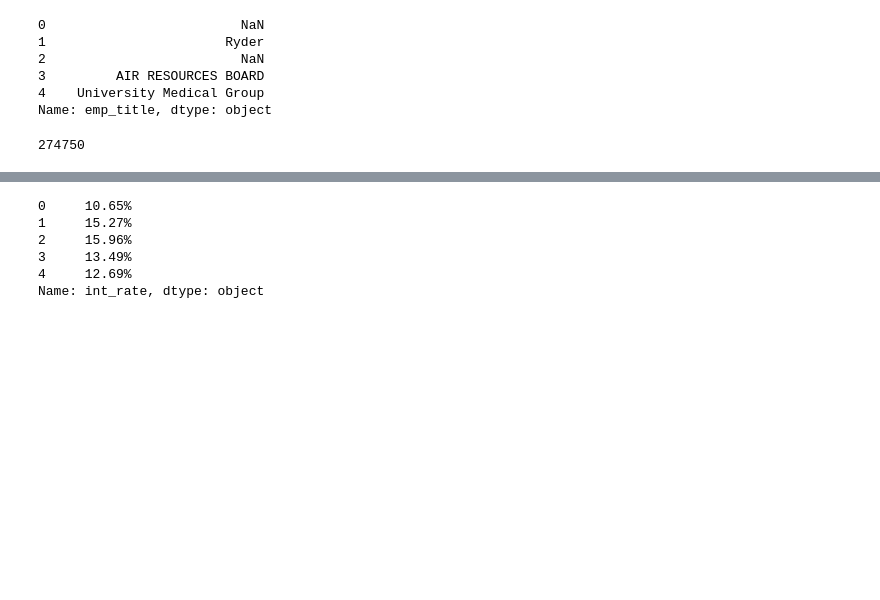
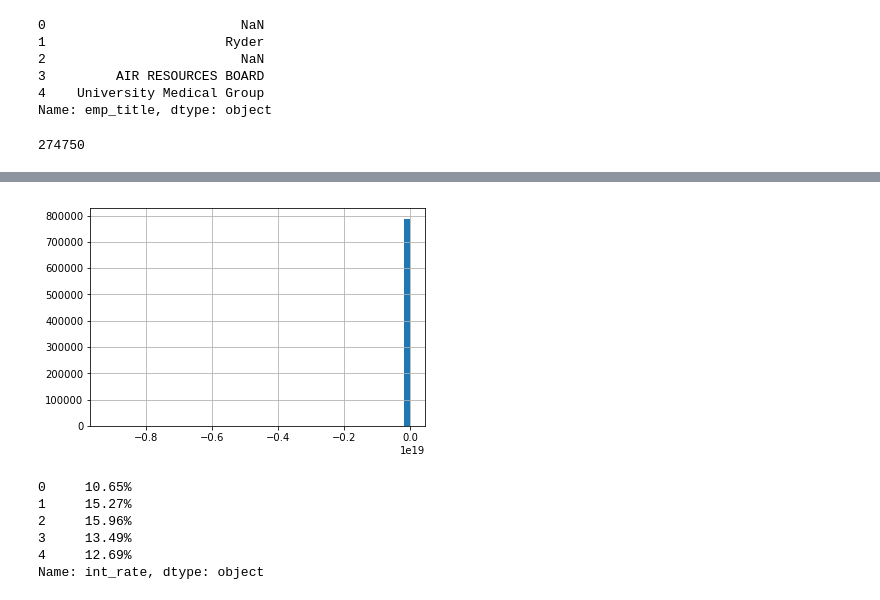
Before and after one commit to mariafabiano/lending-club, a Jupyter notebook: data_cleaning.ipynb, the cells around one changed output, grey strips where cells are left out. Saved outputs shown, nothing was run; the diff lists cells and outputs as text; code cells hidden in the pictures; blank space fills up the shorter version.

```diff
--- a/data_cleaning.ipynb
+++ b/data_cleaning.ipynb
@@ -413,0 +363,3 @@ len(df.columns)
+# %%
+# drop issue_d and last_pymnt_d, since new applicants won't have these features
+df.drop(['issue_d','last_pymnt_d'], axis=1, inplace=True)
@@ -458,3 +412,3 @@ Name: last_pymnt_d, dtype: object
 # %%
-df['last_pymnt_d'] = pd.to_datetime(df['last_pymnt_d'])
-df['last_pymnt_d'].head()
+df['last_credit_pull_d'] = pd.to_datetime(df['last_credit_pull_d'])
+df['earliest_cr_line'] = pd.to_datetime(df['earliest_cr_line'])
@@ -478,3 +414,0 @@ Name: last_credit_pull_d, dtype: datetime64[ns]
-# %%
-df['issue_d'] = pd.to_datetime(df['issue_d'])
-df['issue_d'].head()
@@ -487,0 +415,3 @@ Name: issue_d, dtype: datetime64[ns]
+# %%
+df['credit_pull_time_diff'] = int(df.last_credit_pull_d.dt.to_period('M') - df.earliest_cr_line.dt.to_period('M'))
+df['credit_pull_time_diff'].head()
@@ -487,0 +437,5 @@ Name: issue_d, dtype: datetime64[ns]
+# %%
+df['credit_pull_time_diff'].hist(bins=50)
+plt.show()
+# %% [output]
+[figure, added]
```
Also changed, not shown: parts of 142 cells of this notebook.
